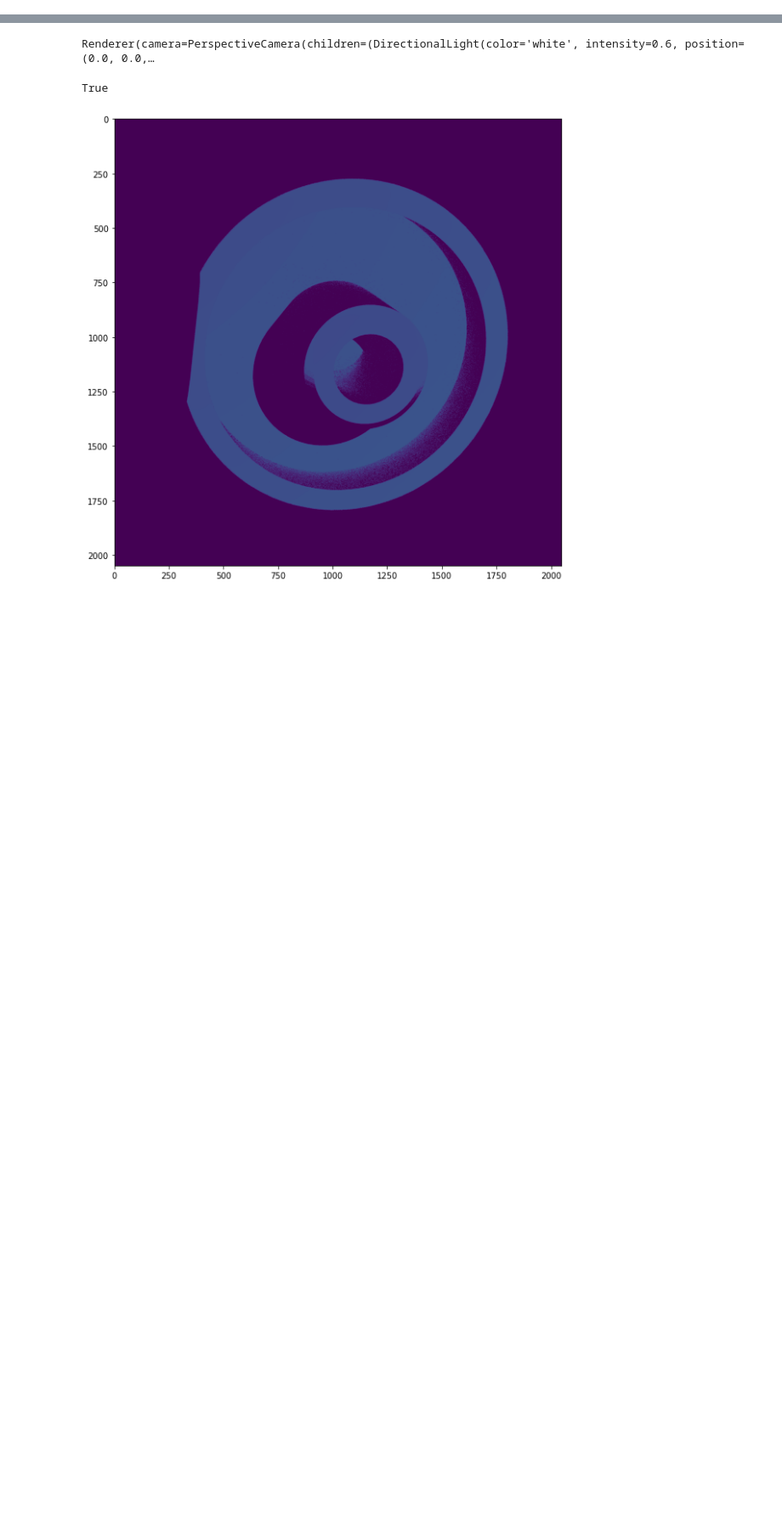
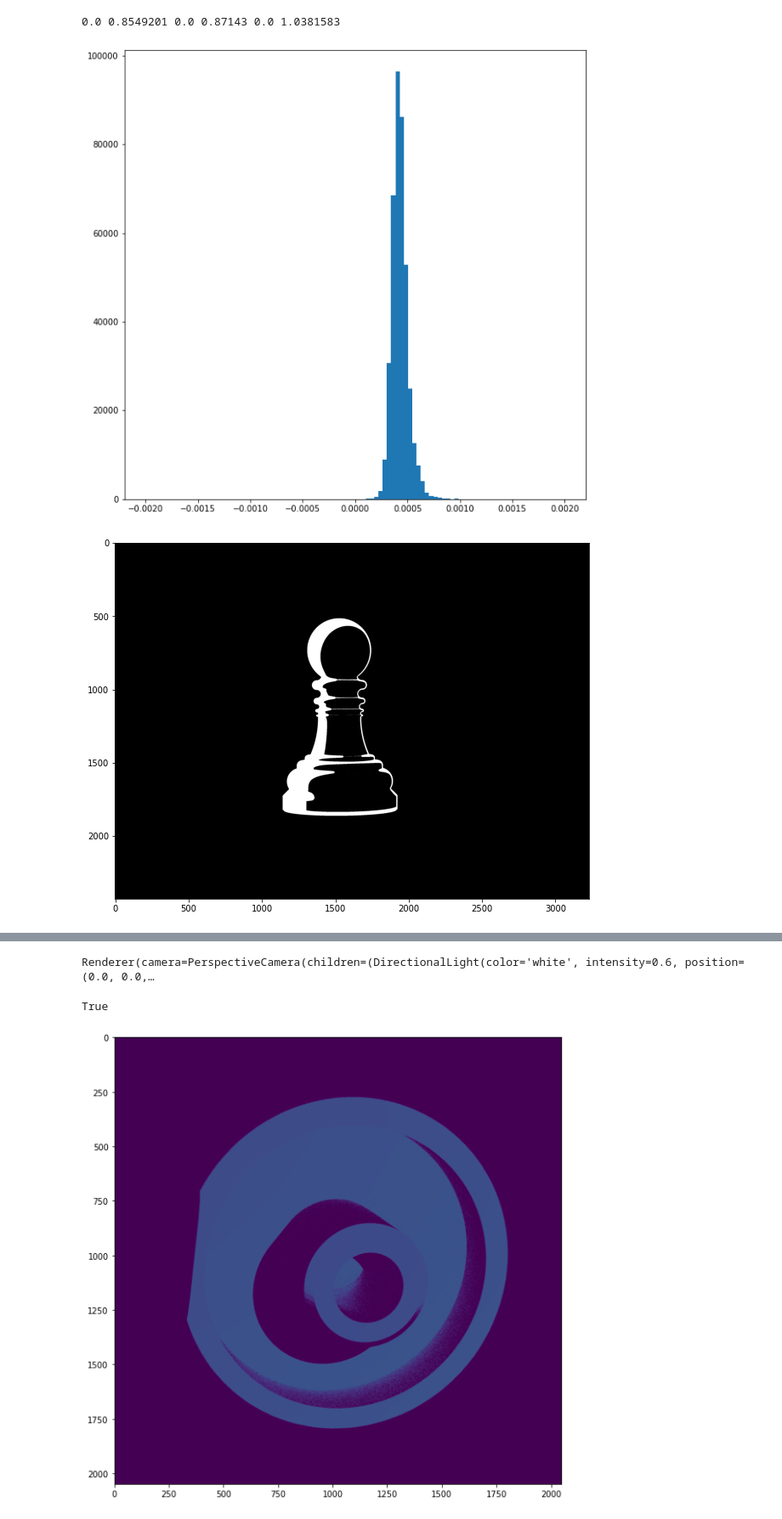
Before and after one commit to geometryprocessing/scanner-sim, a Jupyter notebook: processing/postprocessing.ipynb, the cells around one changed output, grey strips where cells are left out. Shown at 85% size. Drawn from its saved outputs; the diff is of its cells as text; code cells hidden in the pictures; blank space fills up the shorter version.

```diff
--- a/processing/postprocessing.ipynb
+++ b/processing/postprocessing.ipynb
@@ -0,0 +136,59 @@
+# %%
+import numpy as np
+import os
+import cv2
+import numpy as np
+
+os.chdir("/home/sebastian/Projects/SRB/Package/scanner-sim")
+
+def read_numpy(path):
+    with open(path, "rb") as fi:
+        return np.load(fi)
+
+def save_numpy(path, m):
+    with open(path, "wb") as fi:
+        np.save(fi, m)
+
+name = "pawn"
+
+dm_scan = read_numpy("data/results/%s_match_scan/reconstructed/group_depth_map.npy"%name) / 1000.0
+#print(dm_scan.shape)
+dm_gt = read_numpy("data/results/%s_match_sim/decoded/depth_gt.npy"%name)
+dm_sim = read_numpy("data/results/%s_match_sim/reconstructed/group_depth_map.npy"%name) / 1000.0
+dm_gt = dm_gt[:, :-2]
+dm_sim = dm_sim[:, :-2]
+
+
+
+dm_scan = cv2.resize(dm_scan, dsize=(dm_gt.shape[1], dm_gt.shape[0]), interpolation=cv2.INTER_AREA)
+
+
+
+#print(dm_scan.shape, dm_gt.shape, dm_sim.shape)
+print(np.min(dm_sim), np.max(dm_sim), np.min(dm_gt), np.max(dm_gt), np.min(dm_scan), np.max(dm_scan))
+
+compare_rec_and_gt(dm_sim, dm_gt, plot_level=1, mean_shift=False)
+compare_rec_and_gt(dm_scan, dm_gt, plot_level=1, mean_shift=False);
+
+diff = np.abs(dm_scan-dm_sim)
+difft = diff.copy()
+difft[difft > 0.001] = 1.0
+plt.figure(figsize = (10,10))
+plt.imshow(diff, cmap="gray")
+plt.show()
+plt.figure(figsize = (10,10))
+plt.imshow(difft, cmap="gray")
+plt.show()
+
+#diff = dm_scan[mask - rec[mask==1]
+plt.figure(figsize = (10,10))
+plt.hist(diff.reshape(-1), np.linspace(-0.002, 0.002, 100))
+plt.show()
+
+save_numpy("data/results/%s_match_sim/compare/dm_gt.npy"%name, dm_gt)
+save_numpy("data/results/%s_match_sim/compare/dm_sim.npy"%name, dm_sim)
+save_numpy("data/results/%s_match_sim/compare/dm_scan.npy"%name, dm_scan)
+# %% [output]
+0.0 0.8549201 0.0 0.87143 0.0 1.0381583
+[figure, added]
+[figure, added]
```
Also changed, not shown: parts of 7 cells of this notebook, 5 other files.
